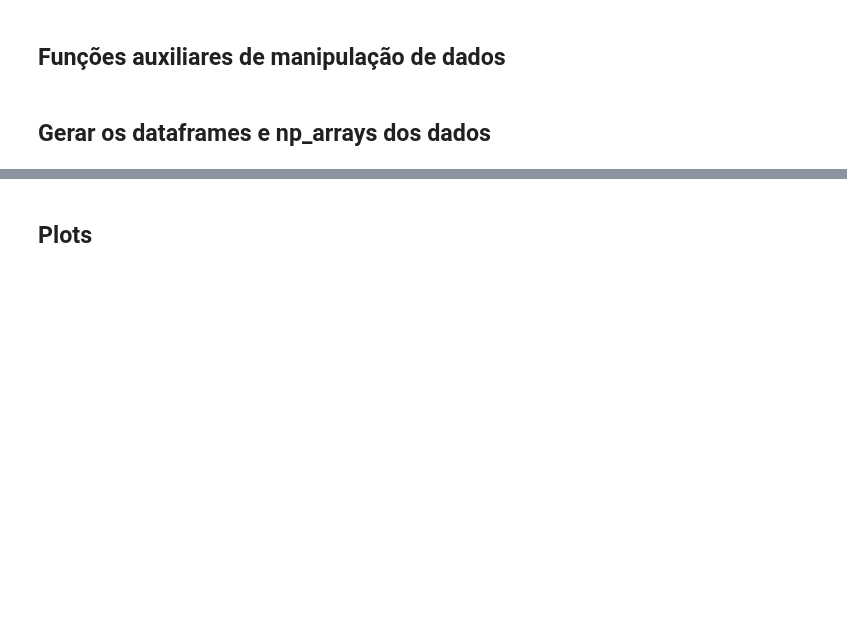
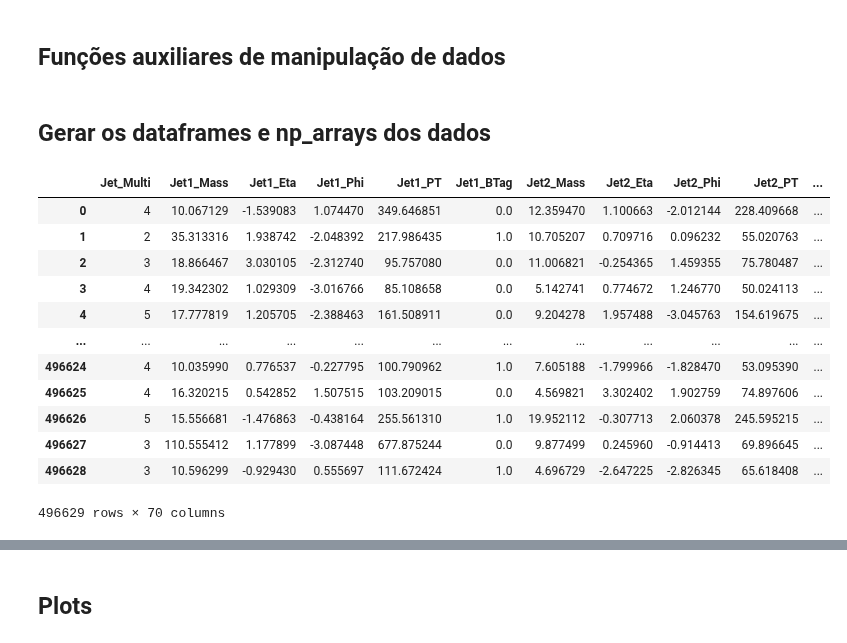
Before and after one commit to GilbertoCunha/LHC-VLQ-Classifier, a Jupyter notebook: FirstAssignment/DataVisualization.ipynb, the cells around one changed output, grey strips where cells are left out. Drawn from its saved outputs; the diff is of its cells as text; code cells hidden in the pictures; blank space fills up the shorter version.

```diff
--- a/FirstAssignment/DataVisualization.ipynb
+++ b/FirstAssignment/DataVisualization.ipynb
@@ -48,2 +50,22 @@ bkgd_data
+# %%
+fcnc_data = pd.read_hdf("Data/FCNC/tZFCNC.h5")
+fcnc_data.drop(["MissingET_Eta", "gen_decay1", "gen_decay2"], axis=1, inplace=True)
+fcnc_data["gen_xsec"] = fcnc_data["gen_xsec"]/fcnc_data.shape[0]
+fcnc_data.rename(columns={"gen_xsec":"gen_weights"}, inplace=True)
+fcnc_data
+# %% [output]
+|  | Jet_Multi | Jet1_Mass | Jet1_Eta | Jet1_Phi | Jet1_PT | Jet1_BTag | Jet2_Mass | Jet2_Eta | Jet2_Phi | Jet2_PT | ... |
+| 0 | 4 | 10.067129 | -1.539083 | 1.074470 | 349.646851 | 0.0 | 12.359470 | 1.100663 | -2.012144 | 228.409668 | ... |
+| 1 | 2 | 35.313316 | 1.938742 | -2.048392 | 217.986435 | 1.0 | 10.705207 | 0.709716 | 0.096232 | 55.020763 | ... |
+| 2 | 3 | 18.866467 | 3.030105 | -2.312740 | 95.757080 | 0.0 | 11.006821 | -0.254365 | 1.459355 | 75.780487 | ... |
+| 3 | 4 | 19.342302 | 1.029309 | -3.016766 | 85.108658 | 0.0 | 5.142741 | 0.774672 | 1.246770 | 50.024113 | ... |
+| 4 | 5 | 17.777819 | 1.205705 | -2.388463 | 161.508911 | 0.0 | 9.204278 | 1.957488 | -3.045763 | 154.619675 | ... |
+| ... | ... | ... | ... | ... | ... | ... | ... | ... | ... | ... | ... |
+| 496624 | 4 | 10.035990 | 0.776537 | -0.227795 | 100.790962 | 1.0 | 7.605188 | -1.799966 | -1.828470 | 53.095390 | ... |
+| 496625 | 4 | 16.320215 | 0.542852 | 1.507515 | 103.209015 | 0.0 | 4.569821 | 3.302402 | 1.902759 | 74.897606 | ... |
+| 496626 | 5 | 15.556681 | -1.476863 | -0.438164 | 255.561310 | 1.0 | 19.952112 | -0.307713 | 2.060378 | 245.595215 | ... |
+| 496627 | 3 | 110.555412 | 1.177899 | -3.087448 | 677.875244 | 0.0 | 9.877499 | 0.245960 | -0.914413 | 69.896645 | ... |
+| 496628 | 3 | 10.596299 | -0.929430 | 0.555697 | 111.672424 | 1.0 | 4.696729 | -2.647225 | -2.826345 | 65.618408 | ... |
+496629 rows × 70 columns
 # %%
 bkgd_data.to_hdf("Bkdg_Data.h5")
```
Also changed, not shown: parts of 14 cells of this notebook.
